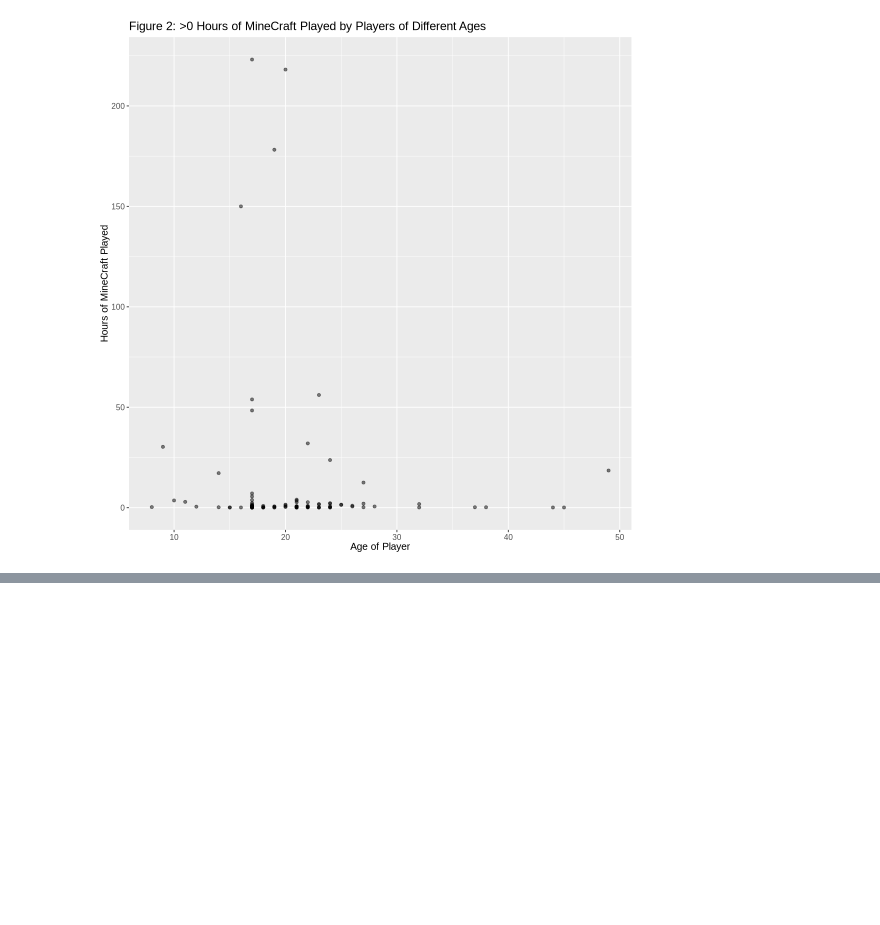
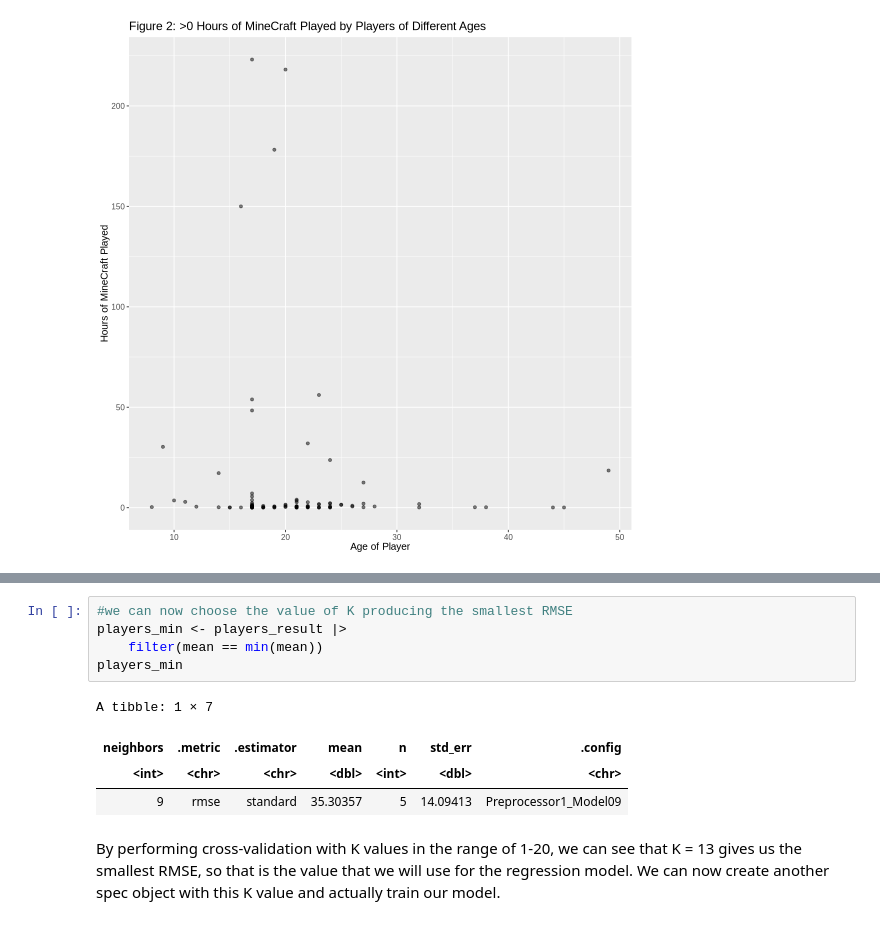
Before and after one commit to kllyprk/dsci100-finalproject, a Jupyter notebook: minecraft-project.ipynb, the cells around one changed output, grey strips where cells are left out. Saved outputs shown, nothing was run; the diff lists cells and outputs as text; blank space fills up the shorter version.

```diff
--- a/minecraft-project.ipynb
+++ b/minecraft-project.ipynb
@@ -124,0 +171,12 @@ A tibble: 6 × 2
+# %%
+#we can now choose the value of K producing the smallest RMSE
+players_min <- players_result |>
+    filter(mean == min(mean))
+players_min
+# %% [output]
+A tibble: 1 × 7
+| neighbors | .metric | .estimator | mean | n | std_err | .config |
+| <int> | <chr> | <chr> | <dbl> | <int> | <dbl> | <chr> |
+| 9 | rmse | standard | 35.30357 | 5 | 14.09413 | Preprocessor1_Model09 |
+# %% [markdown]
+By performing cross-validation with K values in the range of 1-20, we can see that K = 13 gives us the smallest RMSE, so that is the value that we will use for the regression model. We can now create another spec object with this K value and actually train our model.
```
Also changed, not shown: parts of 10 cells of this notebook.
